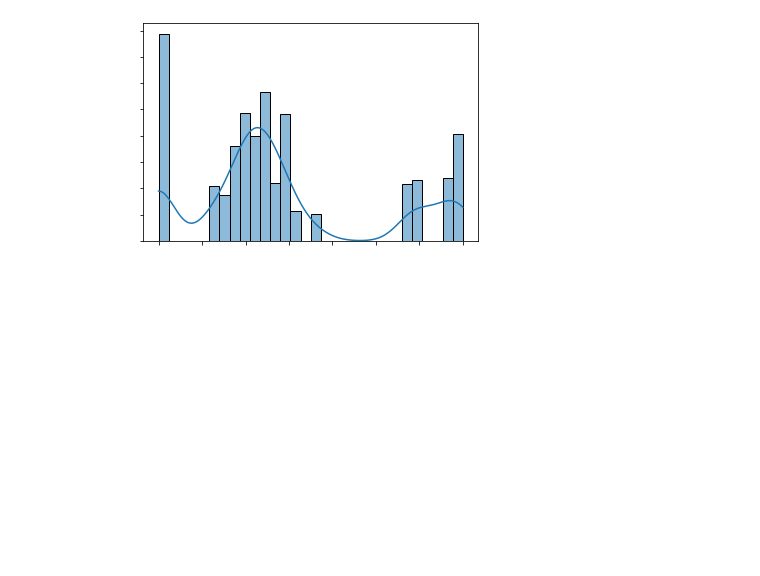
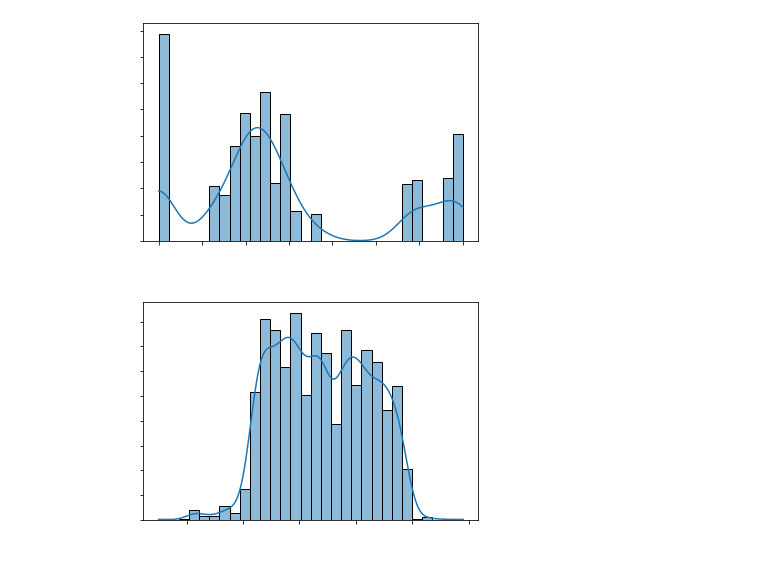
Before and after one commit to priyanshubhaskar1/Froad_detection-, a Jupyter notebook: fastag-fraud-detection.ipynb, the cells around one changed output. Saved outputs shown, nothing was run; the diff lists cells and outputs as text; code cells hidden in the pictures; blank space fills up the shorter version.

```diff
--- a/fastag-fraud-detection.ipynb
+++ b/fastag-fraud-detection.ipynb
@@ -289,3 +289,16 @@ plt.yticks(color="white")
 plt.show()
 # %% [output]
 [figure]
+# %%
+#Vehicle Speed
+
+sns.histplot(df['Vehicle_Speed'],bins=30,kde=True)
+plt.xticks(color="white")
+
+plt.xlabel("Vehicle_Speed", color="white")  # X-label color
+plt.ylabel("Count", color="white")              # Y-label color
+plt.yticks(color="white")
+
+plt.show()
+# %% [output]
+[figure, added]
```
Also changed, not shown: parts of 5 cells of this notebook.
